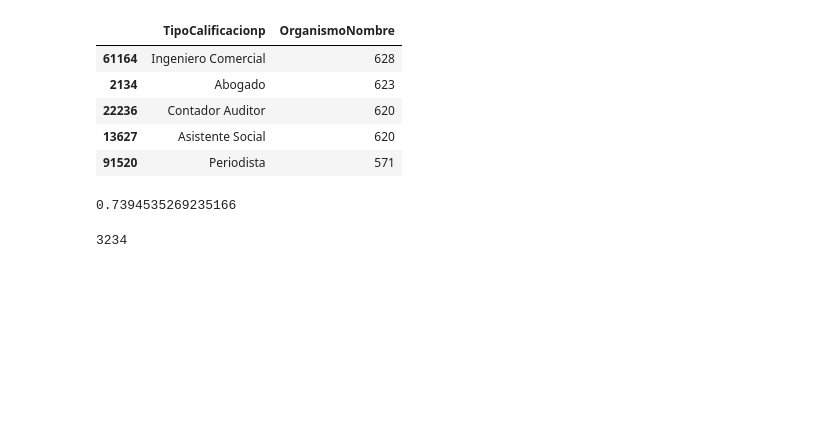
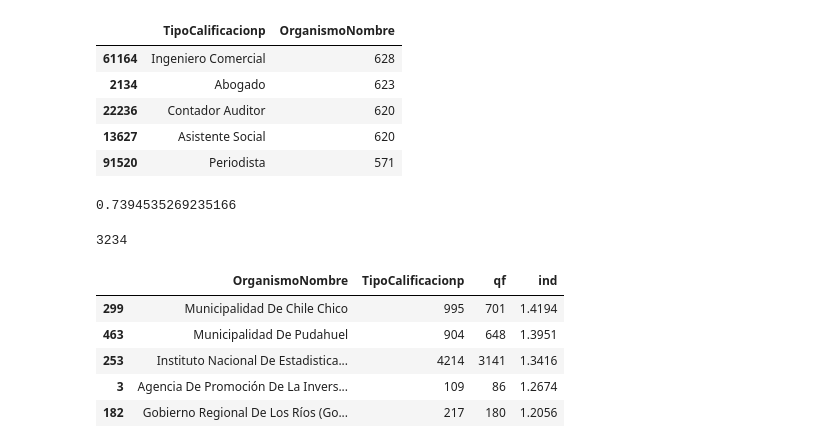
Before and after one commit to josemoragonzalez/PublicEmployment, a Jupyter notebook: informe.ipynb, the cells around one changed output. Cells and saved outputs as stored; diff of their text form; code cells hidden in the pictures; blank space fills up the shorter version.

```diff
--- a/informe.ipynb
+++ b/informe.ipynb
@@ -1076,3 +1123,12 @@ display((len(calboxS[calboxS['OrganismoNombre']>=10])))
 | 91520 | Periodista | 571 |
 0.7394535269235166
 3234
+# %%
+calbox.sort_values(by=['ind'], ascending=False).head(5)
+# %% [output]
+|  | OrganismoNombre | TipoCalificacionp | qf | ind |
+| 299 | Municipalidad De Chile Chico | 995 | 701 | 1.4194 |
+| 463 | Municipalidad De Pudahuel | 904 | 648 | 1.3951 |
+| 253 | Instituto Nacional De Estadistica... | 4214 | 3141 | 1.3416 |
+| 3 | Agencia De Promoción De La Invers... | 109 | 86 | 1.2674 |
+| 182 | Gobierno Regional De Los Ríos (Go... | 217 | 180 | 1.2056 |
```
Also changed, not shown: parts of 25 cells of this notebook, 19 other files.
